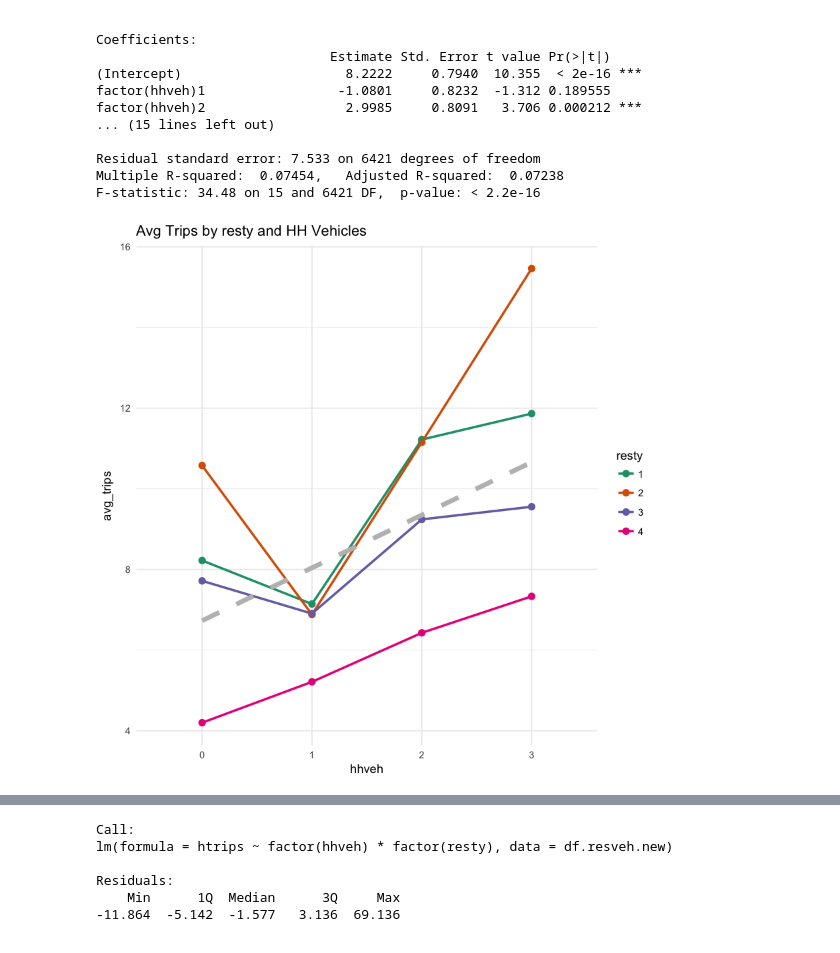
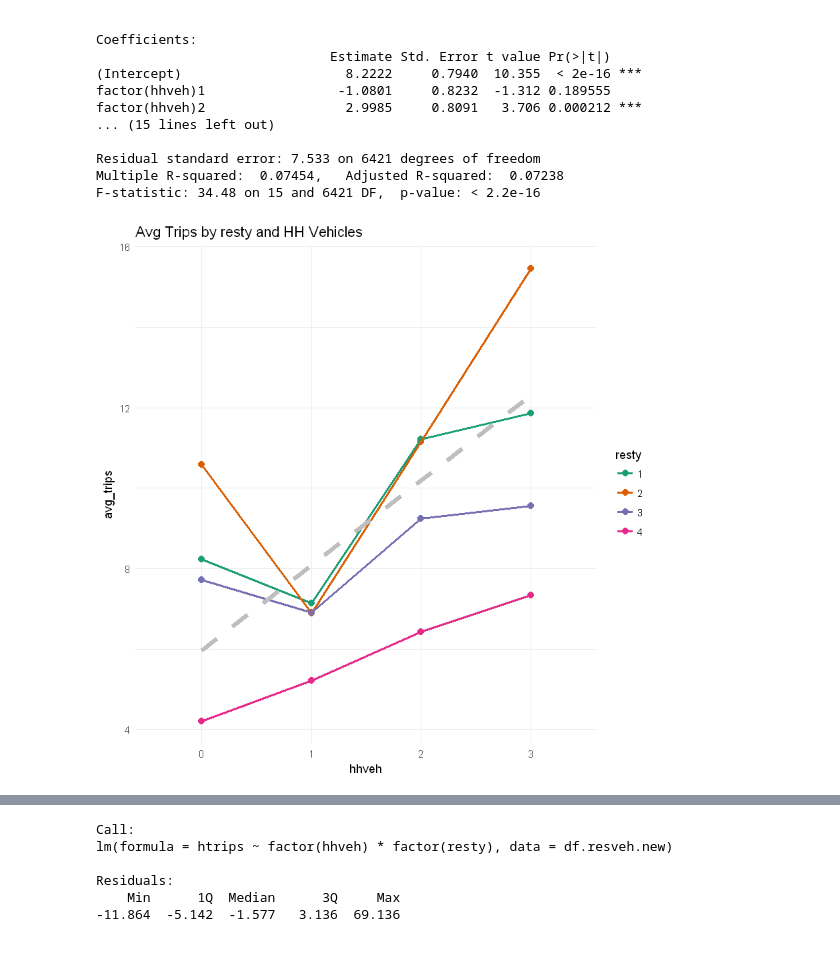
Before and after one commit to saashimi/USP_587, a Jupyter notebook: hw2.ipynb, the cells around one changed output, grey strips where cells are left out. Cells and saved outputs as stored; diff of their text form; code cells hidden in the pictures.

```diff
--- a/hw2.ipynb
+++ b/hw2.ipynb
@@ -2,7 +2,7 @@
 library(dplyr)
 library(ggplot2)
 
-df <- read.csv(paste("/Users/kevin/Desktop/",
+df.hbw <- read.csv(paste("C:/Users/saavedrak/Desktop/",
                      "USP_587_data/HW2/household_hbw.csv", sep=""))
 # %%
 df.resveh <- df.hbw %>%
@@ -55,19 +55,19 @@ Residual standard error: 7.533 on 6421 degrees of freedom
 Multiple R-squared:  0.07454,   Adjusted R-squared:  0.07238
 F-statistic: 34.48 on 15 and 6421 DF,  p-value: < 2.2e-16
 # %%
-df.resveh.sum$ hhveh <- as.factor(df.resveh.sum$hhveh)
-df.resveh.sum$ resty <- as.factor(df.resveh.sum$resty)
+df.resveh$ hhveh <- as.factor(df.resveh$hhveh)
+df.resveh$ resty <- as.factor(df.resveh$resty)
 
-df.resveh.sum %>%
+df.resveh %>%
     ggplot(aes(x=hhveh, y=avg_trips, color=resty, group=resty)) +
     theme_minimal() +
     geom_point(size=2.5) +
     geom_line(aes(x=hhveh, y=avg_trips, color=resty), size=1) +
     stat_smooth(method=lm, se=FALSE, linetype="dashed", aes(group=1),
                 size=2, color="gray") +
     labs(title= "Avg Trips by resty and HH Vehicles") +
     scale_color_brewer(palette="Dark2")
 # %% [output]
-[figure, old version]
+[figure, new version]
 # %%
 data <- data.frame(resty = 4, hhveh=2)
```
Also changed, not shown: parts of 8 cells of this notebook.
